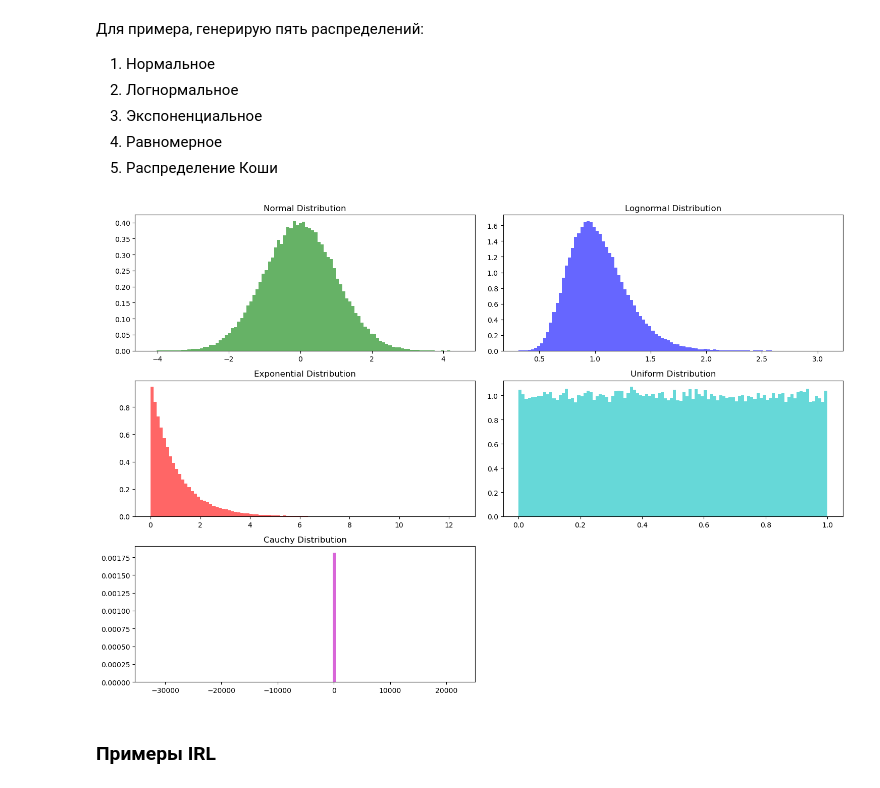
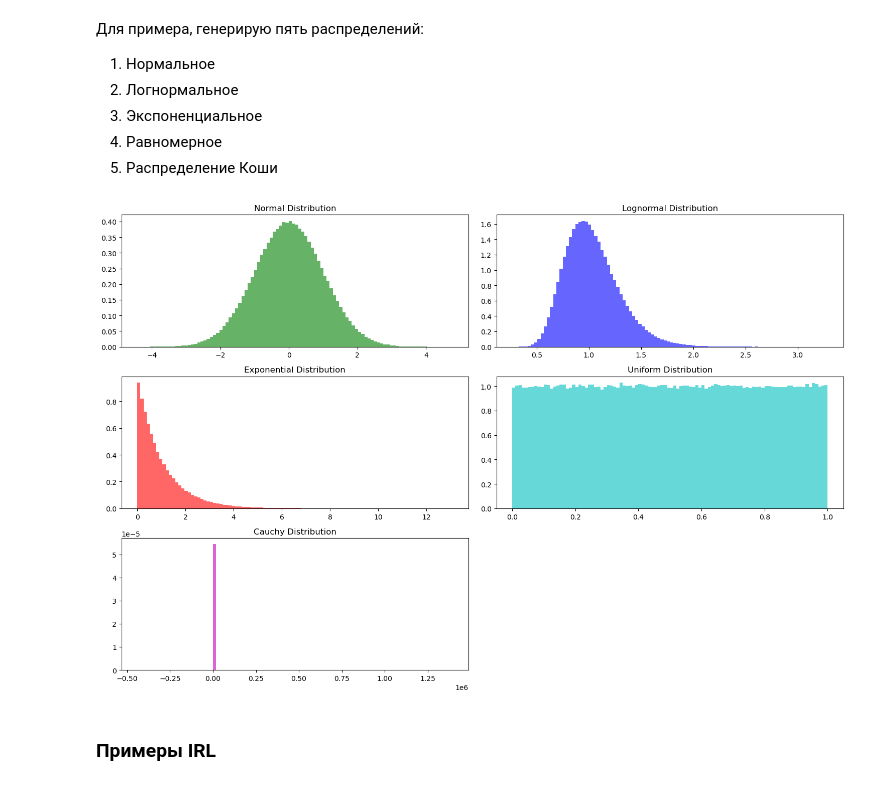
Before and after one commit to EugeneBezuglov/sergey-course, a Jupyter notebook: sergey_course_main.ipynb, the cells around one changed output. Drawn from its saved outputs; the diff is of its cells as text; code cells hidden in the pictures.

Commit message:
Reran with a larger sample_size

```diff
--- a/sergey_course_main.ipynb
+++ b/sergey_course_main.ipynb
@@ -22,7 +22,7 @@ from tqdm import tqdm
 4. Равномерное
 5. Распределение Коши
 # %%
-sample_size = 100_000 # Будет считаться очень долго, можно снизить на порядок
+sample_size = 1_000_000 # Будет считаться очень долго, можно снизить на порядок
 bins = 100
 
 # Нормальное распределение
@@ -49,34 +49,34 @@ loc_cauchy = 0
 scale_cauchy = 1
 cauchy_data = np.random.standard_cauchy(sample_size)
 
 # Визуализация
 plt.figure(figsize=(15, 10))
 
 plt.subplot(3, 2, 1)
 plt.hist(normal_data, bins=bins, density=True, alpha=0.6, color='g')
 plt.title('Normal Distribution')
 
 plt.subplot(3, 2, 2)
 plt.hist(lognormal_data, bins=bins, density=True, alpha=0.6, color='b')
 plt.title('Lognormal Distribution')
 
 plt.subplot(3, 2, 3)
 plt.hist(exponential_data, bins=bins, density=True, alpha=0.6, color='r')
 plt.title('Exponential Distribution')
 
 plt.subplot(3, 2, 4)
 plt.hist(uniform_data, bins=bins, density=True, alpha=0.6, color='c')
 plt.title('Uniform Distribution')
 
 plt.subplot(3, 2, 5)
 plt.hist(cauchy_data, bins=bins, density=True, alpha=0.6, color='m')
 plt.title('Cauchy Distribution')
 #plt.xlim(-10, 10)  # Ограничение по оси X для лучшей видимости
 
 plt.tight_layout()
 plt.show()
 # %% [output]
-[figure, old version]
+[figure, new version]
 # %% [markdown]
 ### Примеры IRL
 # %% [markdown]
```
Also changed, not shown: parts of 7 cells of this notebook.
